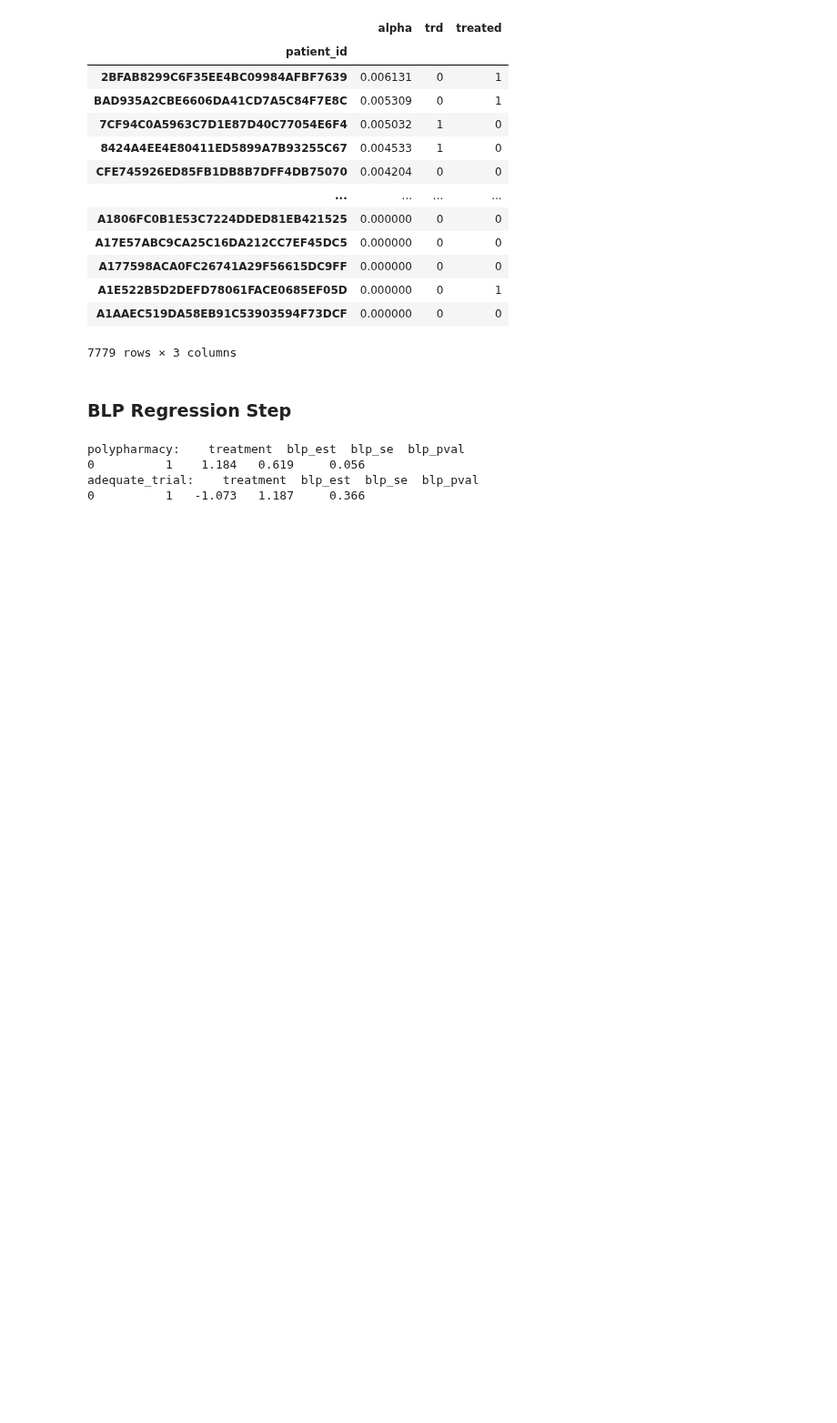
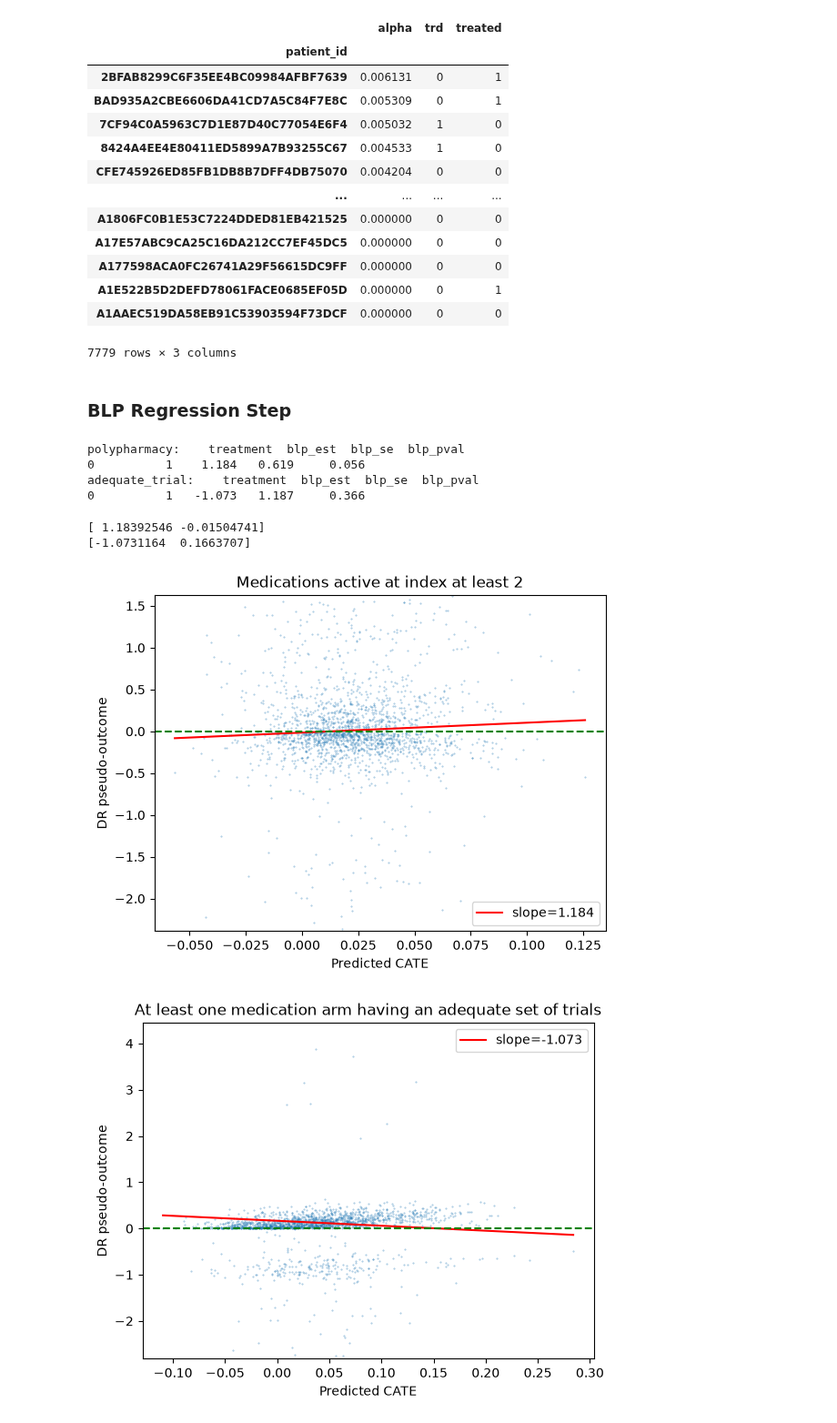
Before and after one commit to Pirate-Hunter-Zoro/Atlas, a Jupyter notebook: research/TRD-EHR/notebooks/causal_random_forest.ipynb, the cells around one changed output. Shown at 91% size. Drawn from its saved outputs; the diff is of its cells as text; code cells hidden in the pictures; blank space fills up the shorter version.

Commit message:
progress on causal random forest

```diff
--- a/research/TRD-EHR/notebooks/causal_random_forest.ipynb
+++ b/research/TRD-EHR/notebooks/causal_random_forest.ipynb
@@ -368,3 +368,27 @@ polypharmacy:    treatment  blp_est  blp_se  blp_pval
 0          1    1.184   0.619     0.056
 adequate_trial:    treatment  blp_est  blp_se  blp_pval
 0          1   -1.073   1.187     0.366
+# %%
+# BLP scatter plot
+for treatment in SURVIVING_TREATMENTS:
+    relevant_cate = cate_test[treatment] # Shape (n_test_patients x 1) - cate values from causal random forest
+    x_range = np.array([np.min(relevant_cate), np.max(relevant_cate)])
+    dr_pseudo_outcomes = dr_testers[treatment].dr_val_[:, 0] # Shape (n_test_patients x 1) - DR estimated treatment effect values
+    assert relevant_cate.shape == dr_pseudo_outcomes.shape, f"Received cate scores of shape {relevant_cate.shape} and DR scores of shape {dr_pseudo_outcomes.shape}"
+    fitted_line = np.polyfit(relevant_cate, dr_pseudo_outcomes, deg=1) # Returns slope and intercept
+    print(fitted_line)
+    fig, ax = plt.subplots()
+    ax.scatter(relevant_cate, dr_pseudo_outcomes, alpha=0.5, s=0.15)
+    ax.plot(x_range, np.polyval(fitted_line, x_range), color='red', label=f"slope={fitted_line[0]:.3f}")
+    ax.axhline(y=0, linestyle='--', color='green')
+    ax.set_ylim(np.percentile(dr_pseudo_outcomes, [1, 99]))
+    ax.set_xlabel("Predicted CATE")
+    ax.set_ylabel("DR pseudo-outcome")
+    ax.set_title(SURVIVING_TREATMENT_NAMES[treatment])
+    ax.legend()
+    fig.savefig(save_folder / f"BLP_scatter_{treatment}.png")
+# %% [output]
+[ 1.18392546 -0.01504741]
+[-1.0731164  0.1663707]
+[figure, added]
+[figure, added]
```
Also changed, not shown: 1 other file.
